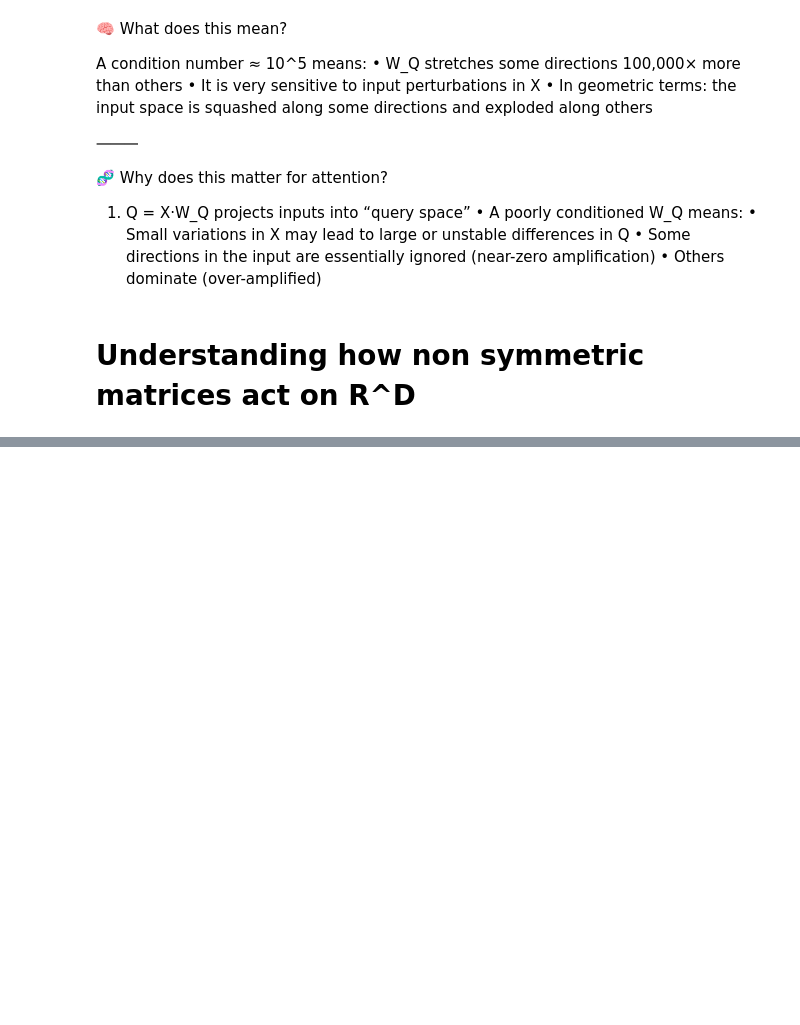
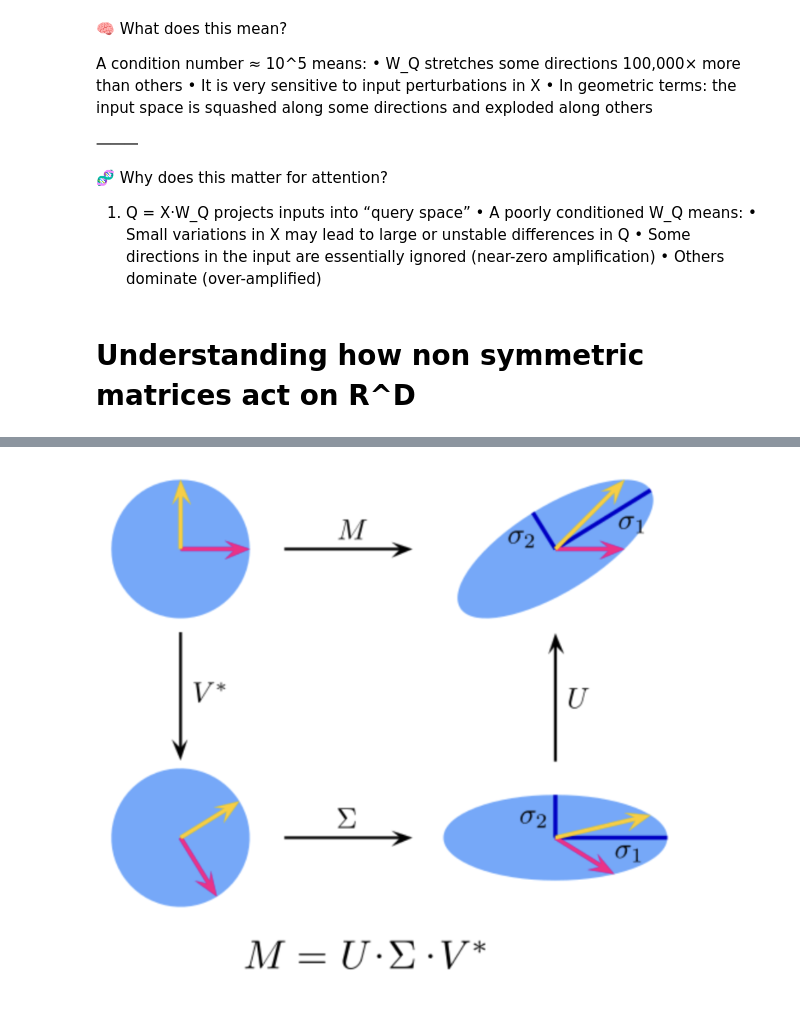
Before and after one commit to miriamzara/LCP_B_GPT2, a Jupyter notebook: FINAL_NOTEBOOK(S)/2_mh_attention.ipynb, the cells around one changed output, grey strips where cells are left out. Cells and saved outputs as stored; diff of their text form; code cells hidden in the pictures; blank space fills up the shorter version.

```diff
--- a/FINAL_NOTEBOOK(S)/2_mh_attention.ipynb
+++ b/FINAL_NOTEBOOK(S)/2_mh_attention.ipynb
@@ -624,0 +646,5 @@ plt.show()
+# %%
+from IPython.display import Image
+Image("../Appunti e slides/svd.png", width = 600, height= 600)
+# %% [output]
+[figure, added]
```
Also changed, not shown: parts of 19 cells of this notebook, 1 other file.
